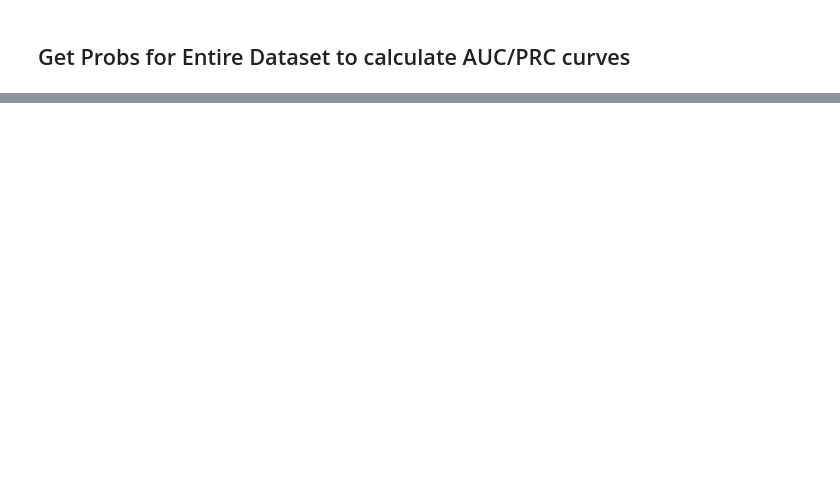
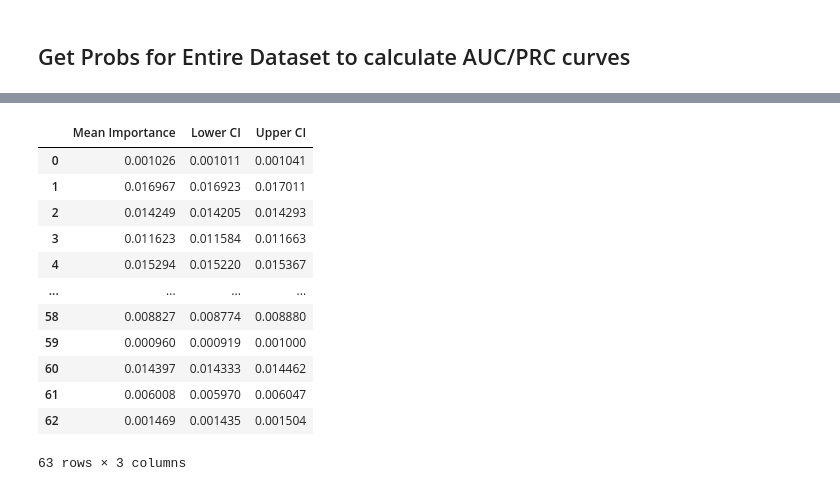
Before and after one commit to hwz628496/WHI_Fracture_GNN, a Jupyter notebook: notebooks_model/GNN/GNN_cohortall_KNN.ipynb, the cells around one changed output, grey strips where cells are left out. Saved outputs shown, nothing was run; the diff lists cells and outputs as text; code cells hidden in the pictures; blank space fills up the shorter version.

```diff
--- a/notebooks_model/GNN/GNN_cohortall_KNN.ipynb
+++ b/notebooks_model/GNN/GNN_cohortall_KNN.ipynb
@@ -918,3 +850,7 @@ all_loader = NeighborLoader(
     num_neighbors = num_neighbors,
     batch_size = batch_size,
     shuffle = False)
+# %%
+for batch in all_loader:
+    print(batch)
+    break
@@ -1068,0 +891,2 @@ torch.save(model.state_dict(), "sageconv.pth")
+# %%
+model = model_list[0]
@@ -1068,0 +948,5 @@ torch.save(model.state_dict(), "sageconv.pth")
+# %%
+feature_importances = [i.node_mask.detach().cpu() for i in all_explanations]
+flattened_feat_imp = torch.cat(feature_importances, dim=0)
+flattened_feat_imp = flattened_feat_imp.numpy()
+flattened_feat_imp.shape
@@ -1068,0 +955,6 @@ torch.save(model.state_dict(), "sageconv.pth")
+# %%
+#scale between 0, 1
+from sklearn.preprocessing import MinMaxScaler
+minmax = MinMaxScaler()
+flattened_feat_imp = minmax.fit_transform(flattened_feat_imp)
+flattened_feat_imp
@@ -1068,0 +975,37 @@ torch.save(model.state_dict(), "sageconv.pth")
+# %%
+import numpy as np
+import scipy.stats as stats
+
+# Compute the mean importance per feature
+mean_feature_importance = np.mean(flattened_feat_imp, axis=0)
+
+# Compute 95% Confidence Interval (CI)
+confidence = 0.95
+std_err = stats.sem(flattened_feat_imp, axis=0)  # Standard error
+ci_range = std_err * stats.t.ppf((1 + confidence) / 2., flattened_feat_imp.shape[0] - 1)
+
+# Lower and Upper CI bounds
+lower_ci = mean_feature_importance - ci_range
+upper_ci = mean_feature_importance + ci_range
+
+# Create a structured output
+ci_results = np.vstack((mean_feature_importance, lower_ci, upper_ci)).T  # Shape (63, 3)
+
+# Display the results
+import pandas as pd
+df_ci = pd.DataFrame(ci_results, columns=["Mean Importance", "Lower CI", "Upper CI"])
+df_ci
+# %% [output]
+|  | Mean Importance | Lower CI | Upper CI |
+| 0 | 0.001026 | 0.001011 | 0.001041 |
+| 1 | 0.016967 | 0.016923 | 0.017011 |
+| 2 | 0.014249 | 0.014205 | 0.014293 |
+| 3 | 0.011623 | 0.011584 | 0.011663 |
+| 4 | 0.015294 | 0.015220 | 0.015367 |
+| ... | ... | ... | ... |
+| 58 | 0.008827 | 0.008774 | 0.008880 |
+| 59 | 0.000960 | 0.000919 | 0.001000 |
+| 60 | 0.014397 | 0.014333 | 0.014462 |
+| 61 | 0.006008 | 0.005970 | 0.006047 |
+| 62 | 0.001469 | 0.001435 | 0.001504 |
+63 rows × 3 columns
```
Also changed, not shown: parts of 35 cells of this notebook.
